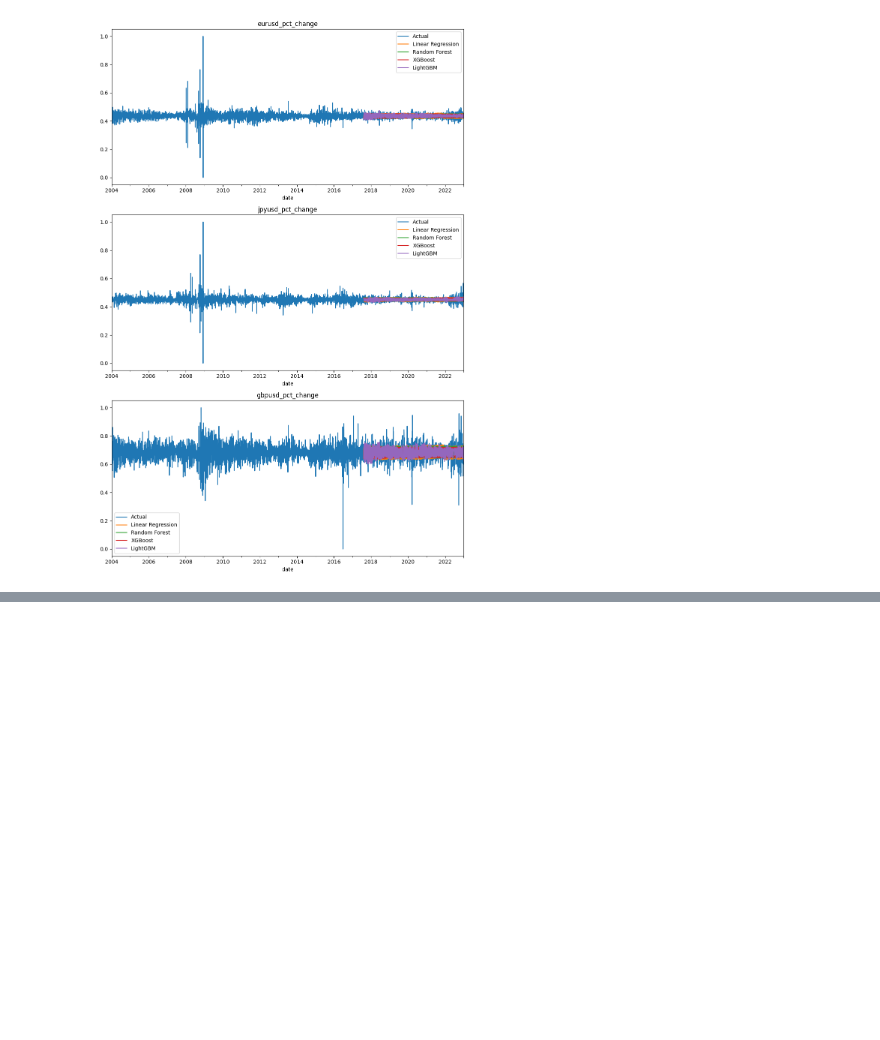
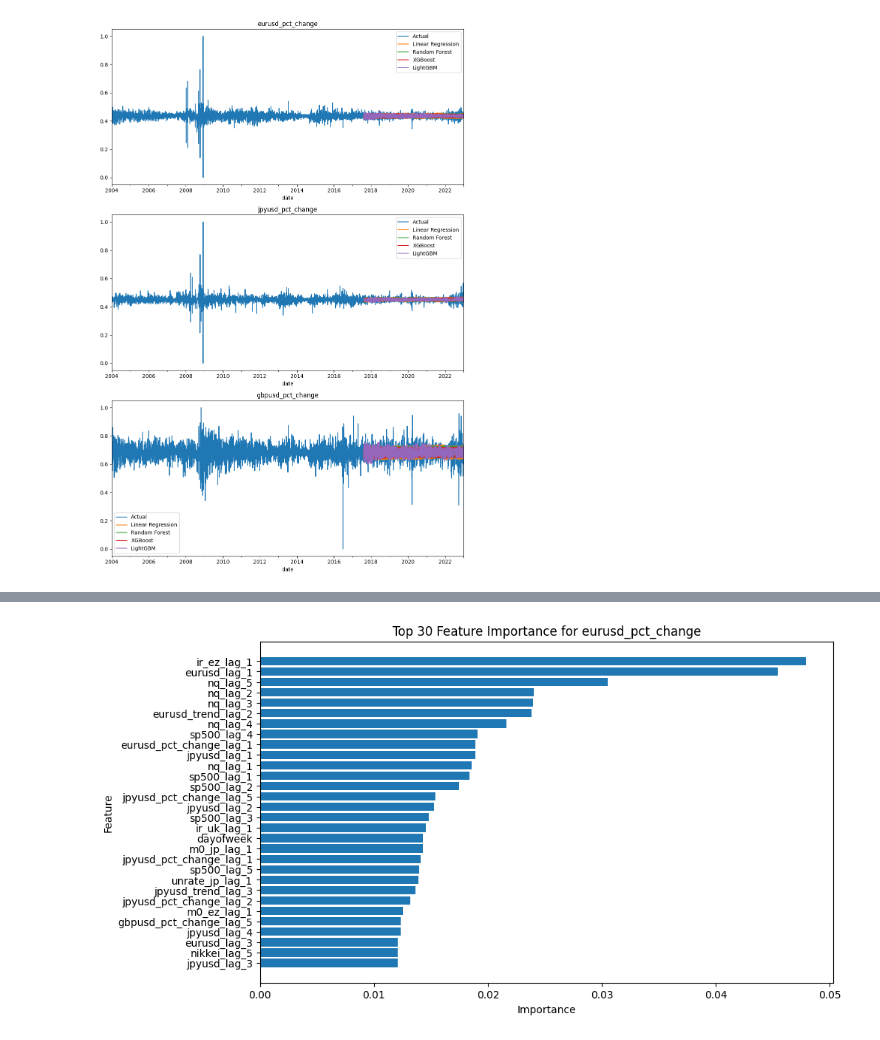
Before and after one commit to ikeryanez/Forecasting_FinancialTS, a Jupyter notebook: notebooks/5-models/shallow_learning_reg.ipynb, the cells around one changed output, grey strips where cells are left out. Drawn from its saved outputs; the diff is of its cells as text; code cells hidden in the pictures; blank space fills up the shorter version.

Commit message:
models with lagged features

```diff
--- a/notebooks/5-models/shallow_learning_reg.ipynb
+++ b/notebooks/5-models/shallow_learning_reg.ipynb
@@ -190,0 +204,4 @@ plt.show()
+# %%
+# Separar características (X) y objetivo (y)
+X = df.drop(columns=t, axis=1)  # Excluir las variables del periodo presente
+y = df[target]
@@ -190,0 +236,6 @@ plt.show()
+# %%
+study = optuna.create_study(direction='minimize')
+study.optimize(objective, n_trials=10)
+
+# Mejor hiperparámetro encontrado
+print('Best hyperparameters: ', study.best_params)
@@ -190,0 +255,7 @@ plt.show()
+# %%
+# Obtener los mejores hiperparámetros
+best_params = study.best_params
+
+# Entrenar el modelo final con los mejores hiperparámetros en todo el conjunto de datos
+model = xgb.XGBRegressor(**best_params)
+model.fit(X, y)
@@ -190,0 +275,22 @@ plt.show()
+# %%
+# Obtener la importancia de las características
+importance = model.feature_importances_
+feature_names = X.columns
+
+# Crear un DataFrame para la importancia de las características
+importance_df = pd.DataFrame({'feature': feature_names, 'importance': importance})
+importance_df = importance_df.sort_values(by='importance', ascending=False)
+
+# Seleccionar las 20 características más importantes
+top_30_features = importance_df.head(30)
+
+# Graficar la importancia de las 20 características más importantes
+plt.figure(figsize=(10, 6))
+plt.barh(top_30_features['feature'], top_30_features['importance'])
+plt.xlabel('Importance')
+plt.ylabel('Feature')
+plt.title(f'Top 30 Feature Importance for {target}')
+plt.gca().invert_yaxis()
+plt.show()
+# %% [output]
+[figure, added]
```
Also changed, not shown: parts of 7 cells of this notebook.
